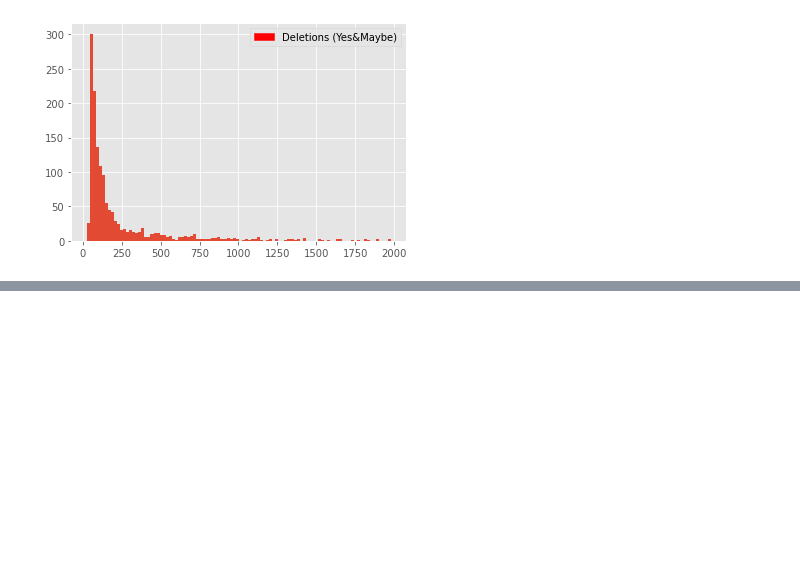
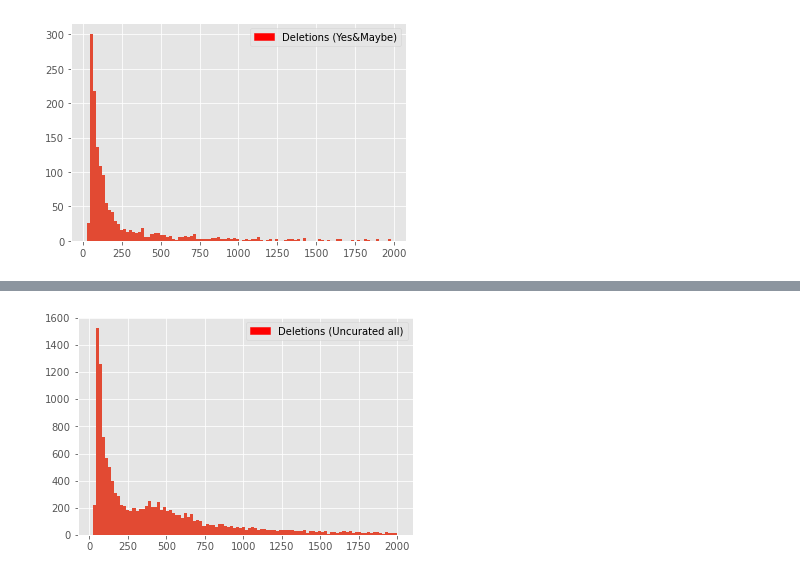
Before and after one commit to gdaviduu/House-Sparrow-Genome-Analysis, a Jupyter notebook: Plotting_Size_Histograms_for_SVs.ipynb, the cells around one changed output, grey strips where cells are left out. Saved outputs shown, nothing was run; the diff lists cells and outputs as text; code cells hidden in the pictures; blank space fills up the shorter version.

```diff
--- a/Plotting_Size_Histograms_for_SVs.ipynb
+++ b/Plotting_Size_Histograms_for_SVs.ipynb
@@ -74,0 +102,3 @@ plt.show()
+# %%
+df = pd.read_csv("uncurated_all_DEL.csv",
+                  names=["Chrom", "Start", "Stop"])
@@ -74,0 +121,19 @@ plt.show()
+# %%
+df['Size']=df['Stop']-df['Start']
+# %%
+Size = df['Size'].tolist()
+s = sorted(Size)
+# %%
+#Filter for SVs only below 2000 base pairs in length
+Size_filtered =  [x for x in Size if x <= 2000]
+# %%
+plt.hist(Size_filtered, bins = 100)
+
+plt.style.use('ggplot')
+
+red_patch = mpatches.Patch(color='red', label='Deletions (Uncurated all)')
+
+plt.legend(handles=[red_patch])
+plt.show()
+# %% [output]
+[figure, added]
```
Also changed, not shown: parts of 5 cells of this notebook.
